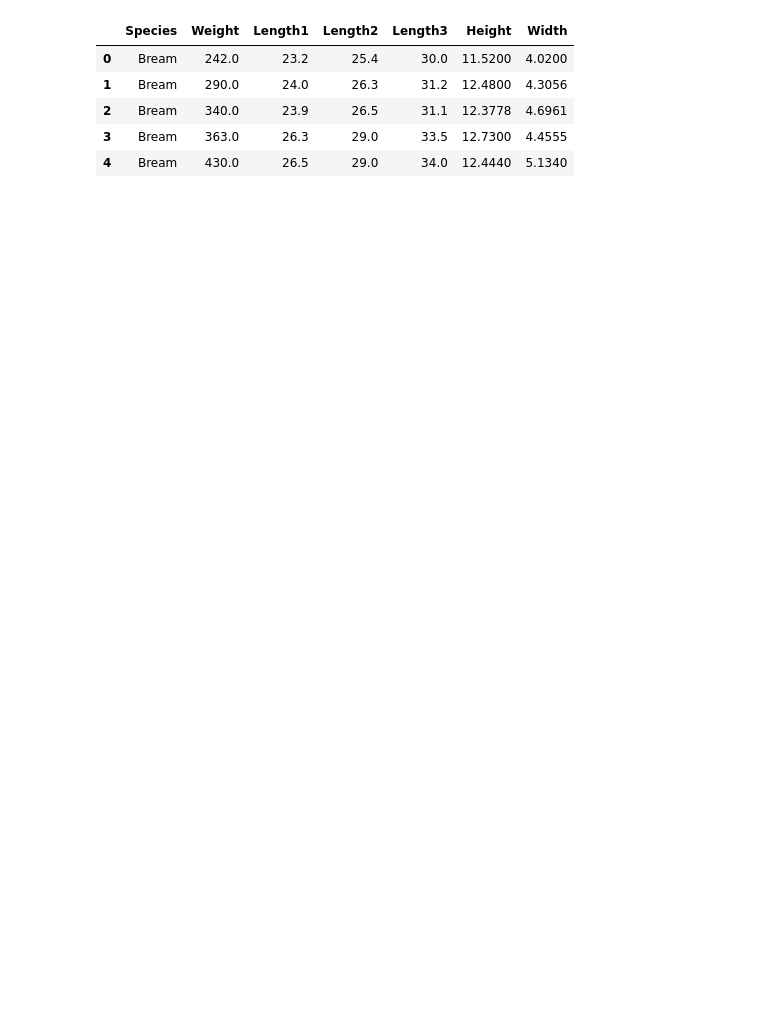
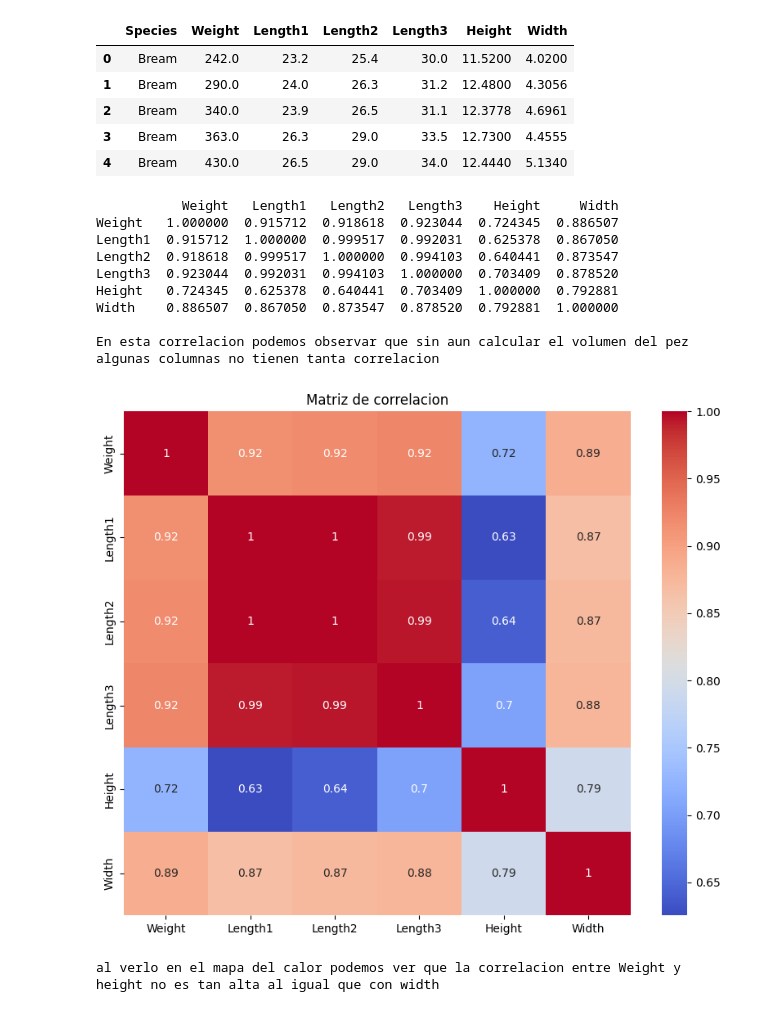
Before and after one commit to martingom4/Data-Science, a Jupyter notebook: Estadistica_con_python/Desafios_codigos/Desafio6 Martin-Gomez.ipynb, the cells around one changed output. Cells and saved outputs as stored; diff of their text form; code cells hidden in the pictures; blank space fills up the shorter version.

```diff
--- a/Estadistica_con_python/Desafios_codigos/Desafio6 Martin-Gomez.ipynb
+++ b/Estadistica_con_python/Desafios_codigos/Desafio6 Martin-Gomez.ipynb
@@ -11,4 +15,33 @@ data.head()
 | 2 | Bream | 340.0 | 23.9 | 26.5 | 31.1 | 12.3778 | 4.6961 |
 | 3 | Bream | 363.0 | 26.3 | 29.0 | 33.5 | 12.7300 | 4.4555 |
 | 4 | Bream | 430.0 | 26.5 | 29.0 | 34.0 | 12.4440 | 5.1340 |
+# %%
+#funcion solo para mostrar la corrlecion de los datos numericos
+def data_numerica(df):
+    return df.select_dtypes(include=[np.number])
+# %%
+#vamos a ver la correlacion sin incluir el volumen
+data1 = data_numerica(data)
+correlacion =data1[['Weight', 'Length1', 'Length2', 'Length3', 'Height', 'Width']].corr()
+print(correlacion)
+
+print("\nEn esta correlacion podemos observar que sin aun calcular el volumen del pez algunas columnas no tienen tanta correlacion")
+plt.figure(figsize=(10, 8))
+sns.heatmap(correlacion,annot=True,cmap='coolwarm')
+plt.title("Matriz de correlacion")
+plt.show()
+
+print("al verlo en el mapa del calor podemos ver que la correlacion entre Weight y height no es tan alta al igual que con width")
+# %% [output]
+           Weight   Length1   Length2   Length3    Height     Width
+Weight   1.000000  0.915712  0.918618  0.923044  0.724345  0.886507
+Length1  0.915712  1.000000  0.999517  0.992031  0.625378  0.867050
+Length2  0.918618  0.999517  1.000000  0.994103  0.640441  0.873547
+Length3  0.923044  0.992031  0.994103  1.000000  0.703409  0.878520
+Height   0.724345  0.625378  0.640441  0.703409  1.000000  0.792881
+Width    0.886507  0.867050  0.873547  0.878520  0.792881  1.000000
+
+En esta correlacion podemos observar que sin aun calcular el volumen del pez algunas columnas no tienen tanta correlacion
+[figure, added]
+al verlo en el mapa del calor podemos ver que la correlacion entre Weight y height no es tan alta al igual que con width
 # %%
```
Also changed, not shown: parts of 17 cells of this notebook.
